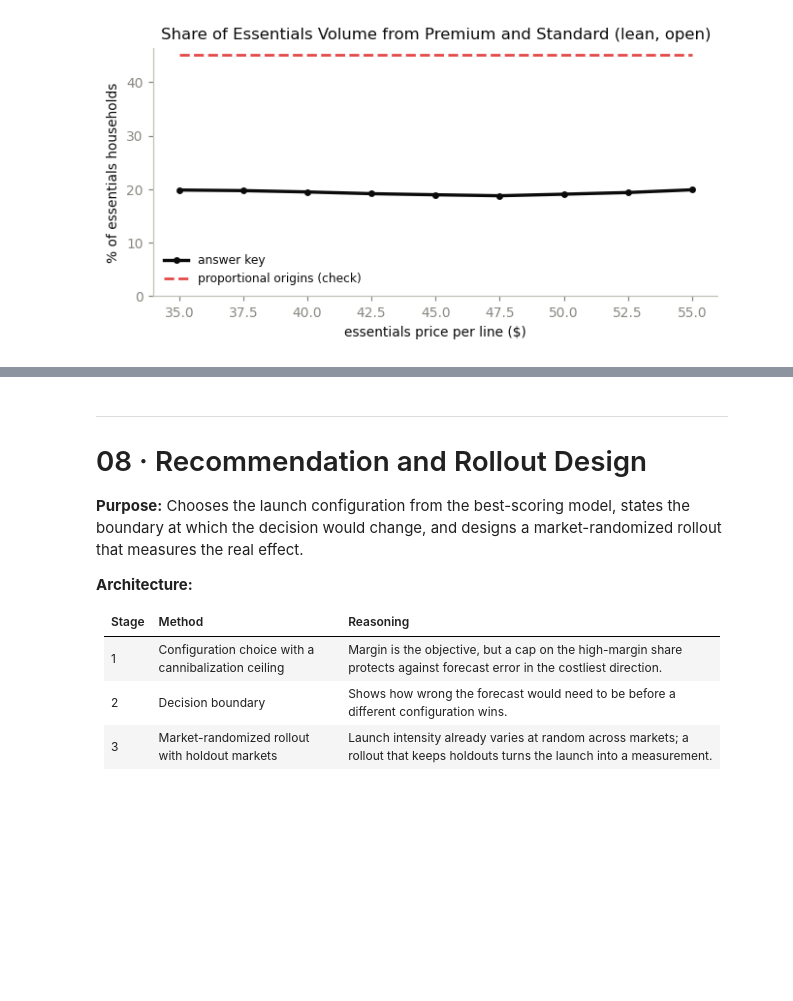
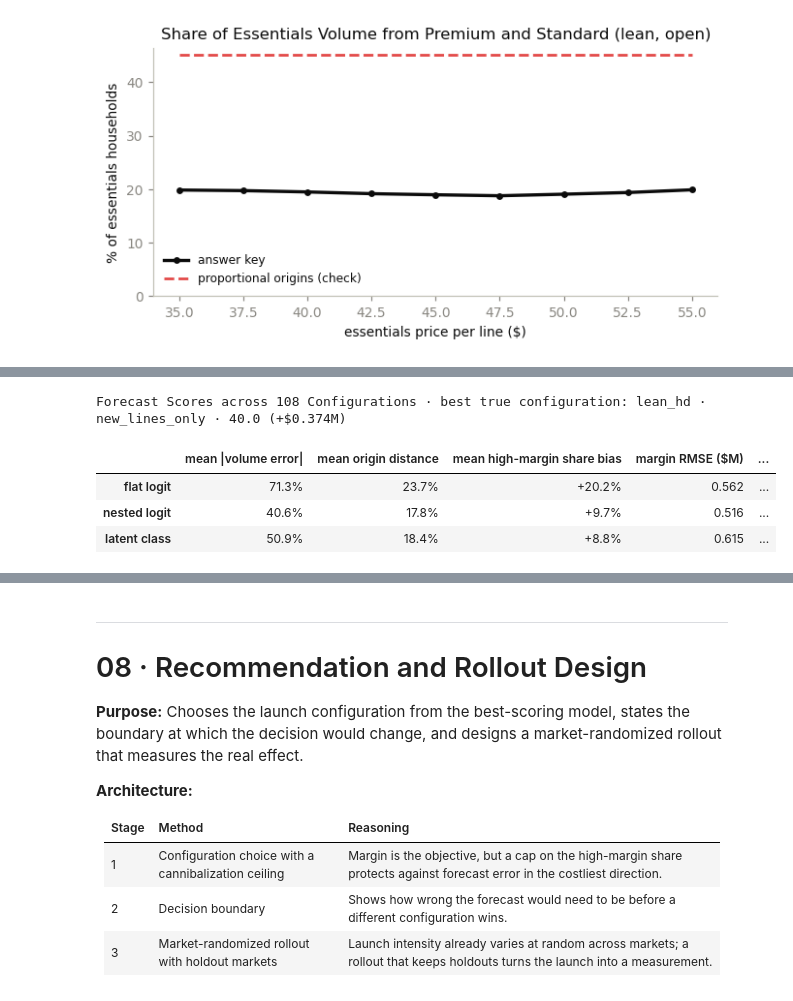
Before and after one commit to paforsey/data-science-portfolio, a Jupyter notebook: case-studies/rate-plan-cannibalization/02_launch_forecast.ipynb, the cells around one changed output, grey strips where cells are left out. Drawn from its saved outputs; the diff is of its cells as text; code cells hidden in the pictures; blank space fills up the shorter version.

```diff
--- a/case-studies/rate-plan-cannibalization/02_launch_forecast.ipynb
+++ b/case-studies/rate-plan-cannibalization/02_launch_forecast.ipynb
@@ -1307,0 +1310,18 @@ plt.show()
+# %%
+# Score Model Forecasts
+model_scores = {model: score_forecast(forecast_volume[model], forecast_margin[model]) for model in MODELS}
+score_summary = pd.DataFrame({model: scores[1] for model, scores in model_scores.items()}).T
+best_true = true_margin.idxmax()
+score_summary['chosen configuration, true margin ($M)'] = [true_margin.loc[forecast_margin[m].idxmax()] / 1e6 for m in MODELS]
+
+display(score_summary.style.format({
+    'mean |volume error|': '{:.1%}', 'mean origin distance': '{:.1%}', 'mean high-margin share bias': '{:+.1%}',
+    'margin RMSE ($M)': '{:.3f}', 'margin sign agreement': '{:.1%}', 'decision regret ($M)': '{:.3f}',
+    'chosen configuration, true margin ($M)': '{:+.3f}',
+}).set_caption(f"Forecast Scores across 108 Configurations · best true configuration: {' · '.join(str(k) for k in best_true)} (+${true_margin.max() / 1e6:.3f}M)"))
+# %% [output]
+Forecast Scores across 108 Configurations · best true configuration: lean_hd · new_lines_only · 40.0 (+$0.374M)
+|  | mean |volume error| | mean origin distance | mean high-margin share bias | margin RMSE ($M) | ... |
+| flat logit | 71.3% | 23.7% | +20.2% | 0.562 | ... |
+| nested logit | 40.6% | 17.8% | +9.7% | 0.516 | ... |
+| latent class | 50.9% | 18.4% | +8.8% | 0.615 | ... |
```
Also changed, not shown: parts of 7 cells of this notebook.
